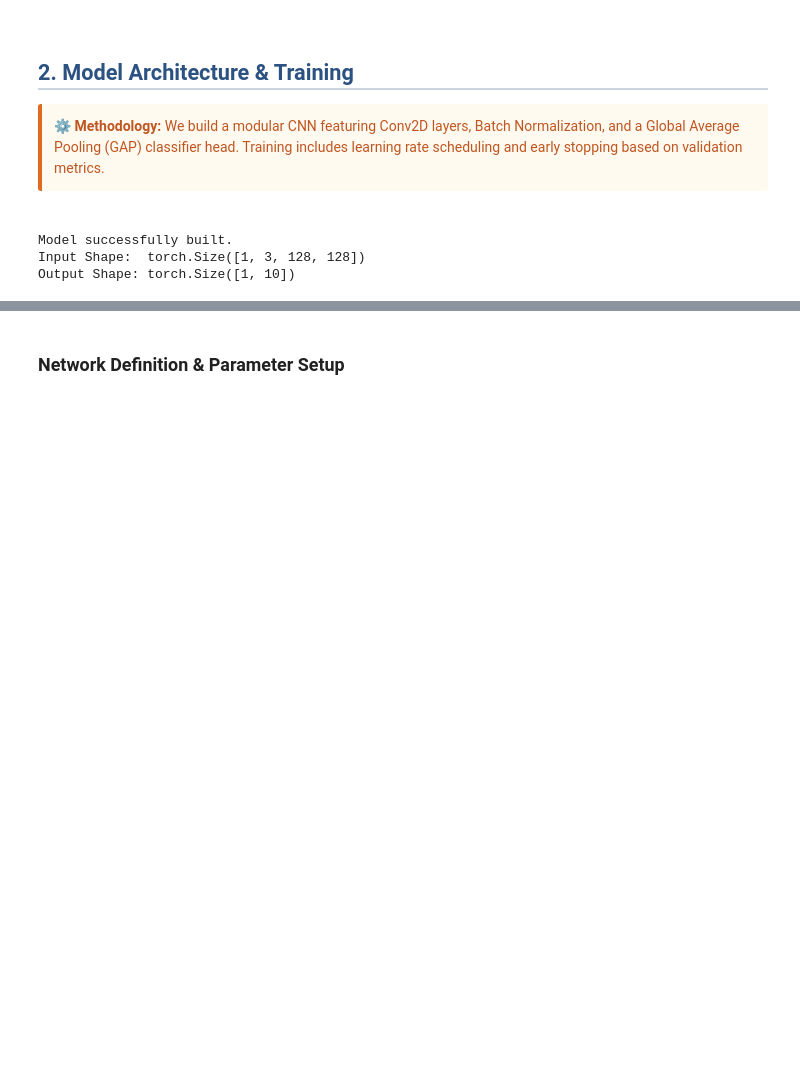
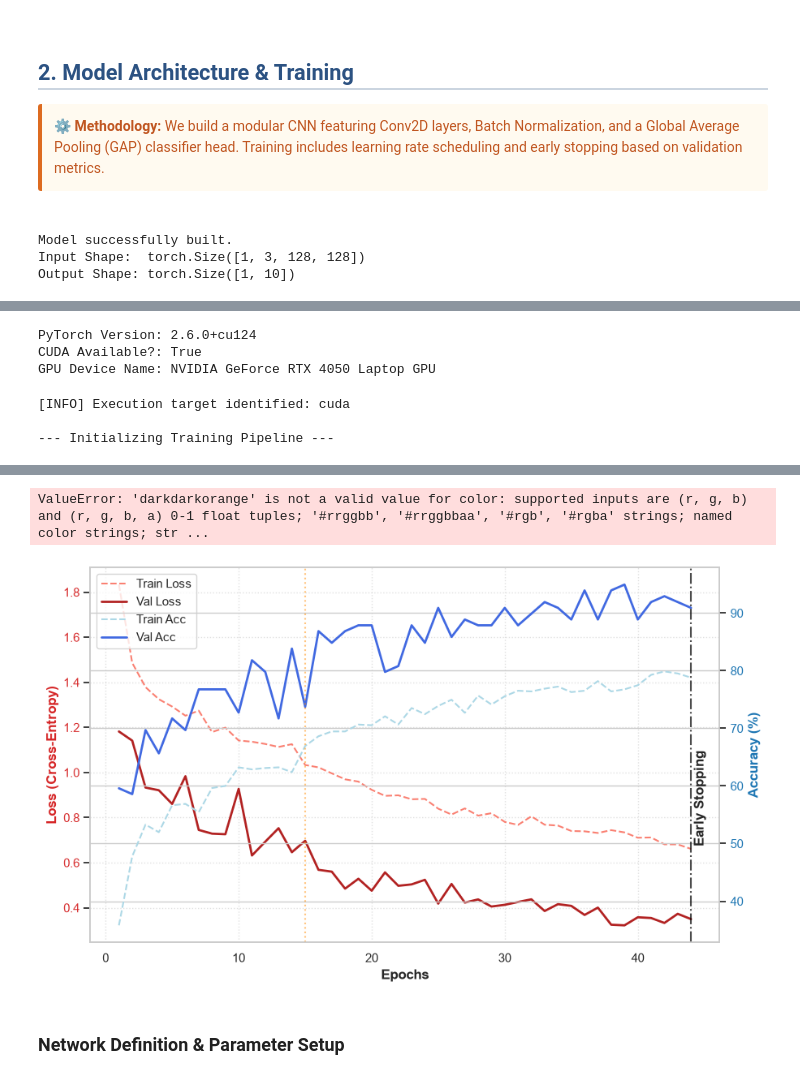
Before and after one commit to Parsa-Saeednia/UT-DataScience-Spring2026, a Jupyter notebook: Assignments/CA4/02_CNN_Robustness_and_GradCAM.ipynb, the cells around one changed output, grey strips where cells are left out. Saved outputs shown, nothing was run; the diff lists cells and outputs as text; code cells hidden in the pictures; blank space fills up the shorter version.

Commit message:
implement train section and evaluate section

```diff
--- a/Assignments/CA4/02_CNN_Robustness_and_GradCAM.ipynb
+++ b/Assignments/CA4/02_CNN_Robustness_and_GradCAM.ipynb
@@ -1005,0 +1106,42 @@ def plot_training_metrics(history):
+# %%
+import torch
+print("PyTorch Version:", torch.__version__)
+print("CUDA Available?:", torch.cuda.is_available())
+if torch.cuda.is_available():
+    print("GPU Device Name:", torch.cuda.get_device_name(0))
+# %% [output]
+PyTorch Version: 2.6.0+cu124
+CUDA Available?: True
+GPU Device Name: NVIDIA GeForce RTX 4050 Laptop GPU
+# %%
+# =====================================================================
+# SECTION 4.5: PIPELINE EXECUTION AND EVALUATION
+# =====================================================================
+
+import torch
+
+# 1. Device Verification (Leverage GPU acceleration if available)
+device = torch.device("cuda" if torch.cuda.is_available() else "cpu")
+print(f"[INFO] Execution target identified: {device}")
+
+# 2. Instantiate the Modular CNN Architecture (from Section 4.2)
+num_classes = 10  # Matching our 10 strategic fruit/vegetable classes
+model = FruitVegetableCNN(num_classes=num_classes)
+
+# 3. Trigger the Training Engine Loop (from Section 4.3)
+print("\n--- Initializing Training Pipeline ---")
+history = train_model(
+    model=model,
+    train_loader=train_loader,  # Your training PyTorch DataLoader
+    val_loader=val_loader,      # Your validation PyTorch DataLoader
+    num_epochs=50,              # Maximum epoch cap; early stopping will likely intercept
+    device=device
+)
+
+# 4. Render Dual-Axis Performance Curves (from Section 4.4)
+print("\n--- Generating Performance Plots for Section 4.5 Analysis ---")
+plot_training_metrics(history)
+# %% [output]
+[INFO] Execution target identified: cuda
+
+--- Initializing Training Pipeline ---
@@ -1006,3 +1165,5 @@ def plot_training_metrics(history):
+ValueError: 'darkdarkorange' is not a valid value for color: supported inputs are (r, g, b) and (r, g, b, a) 0-1 float tuples; '#rrggbb', '#rrggbbaa', '#rgb', '#rgba' strings; named color strings; str ...
+[figure, added]
 # %% [markdown]
 ### Network Definition & Parameter Setup
 # %% [markdown]
```
Also changed, not shown: parts of 13 cells of this notebook.
